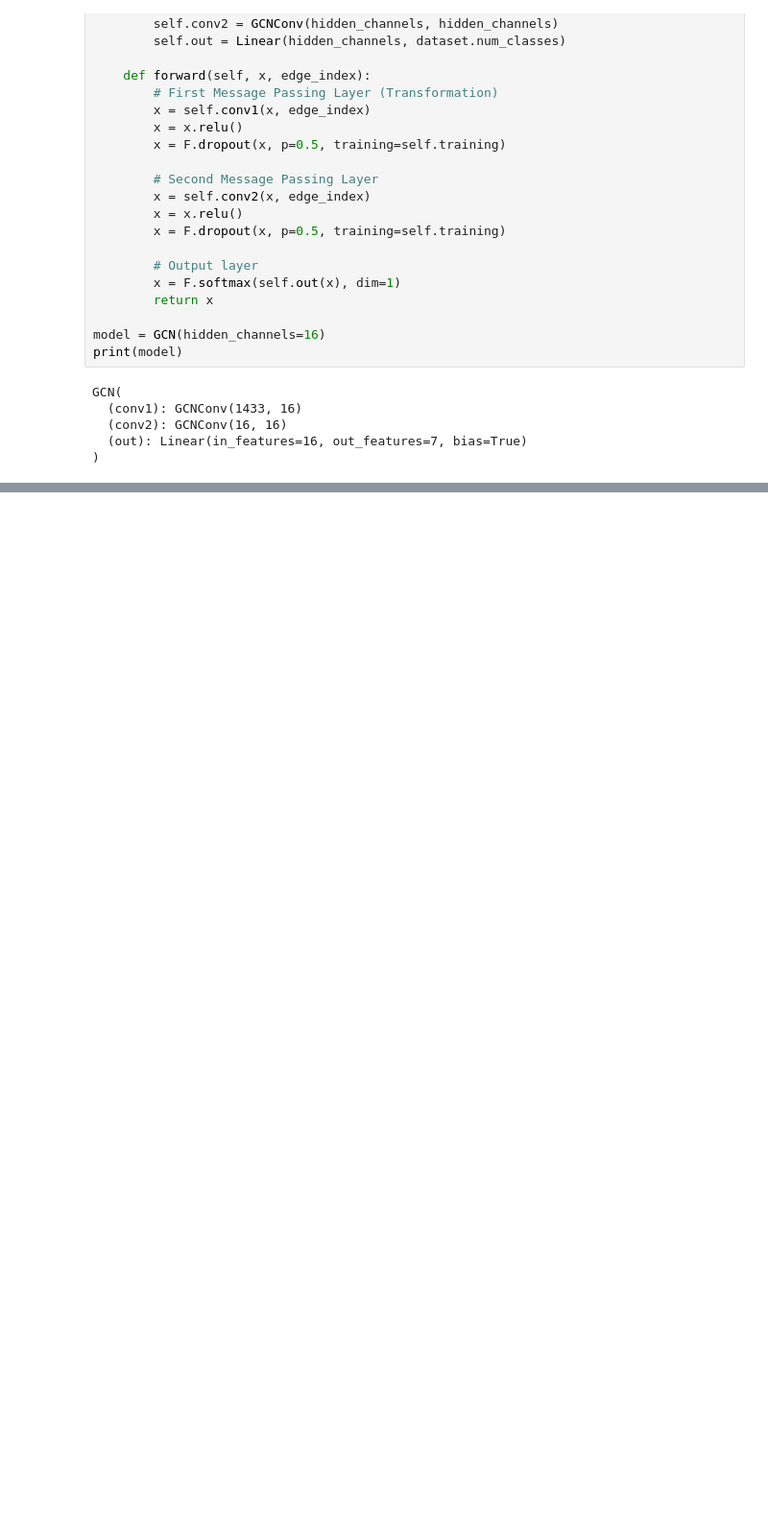
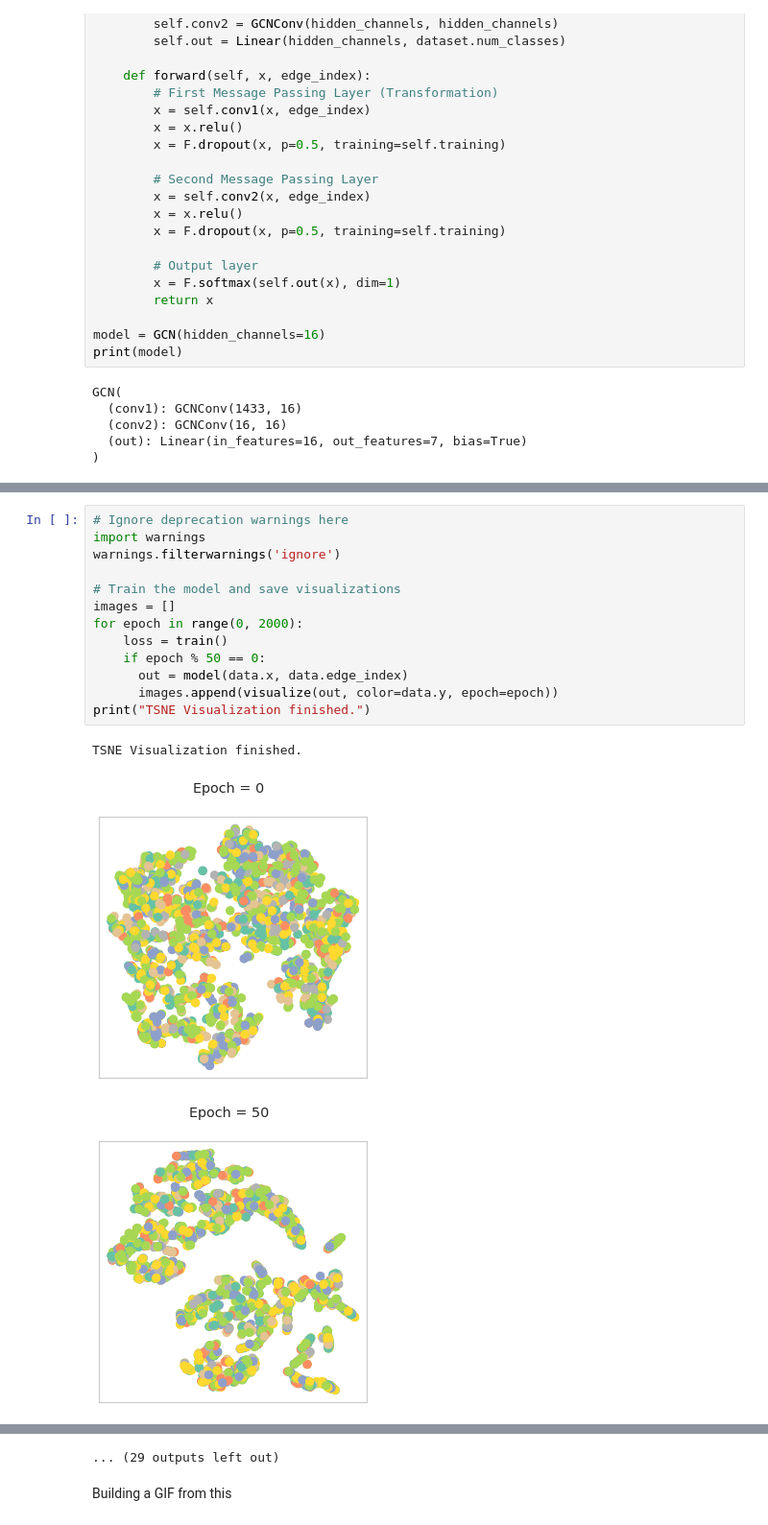
Before and after one commit to mirjunaid26/datascientist, a Jupyter notebook: GraphML/node_classification_GNN.ipynb, the cells around one changed output, grey strips where cells are left out. Shown at 96% size. Cells and saved outputs as stored; diff of their text form; blank space fills up the shorter version.

```diff
--- a/GraphML/node_classification_GNN.ipynb
+++ b/GraphML/node_classification_GNN.ipynb
@@ -161,0 +297,17 @@ GCN(
+# %%
+# Ignore deprecation warnings here
+import warnings
+warnings.filterwarnings('ignore')
+
+# Train the model and save visualizations
+images = []
+for epoch in range(0, 2000):
+    loss = train()
+    if epoch % 50 == 0:
+      out = model(data.x, data.edge_index)
+      images.append(visualize(out, color=data.y, epoch=epoch))
+print("TSNE Visualization finished.")
+# %% [output]
+TSNE Visualization finished.
+[figure, added]
+[figure, added]
@@ -161,0 +323,3 @@ GCN(
+... (29 outputs left out)
+# %% [markdown]
+Building a GIF from this
```
Also changed, not shown: parts of 14 cells of this notebook, 1 other file.
